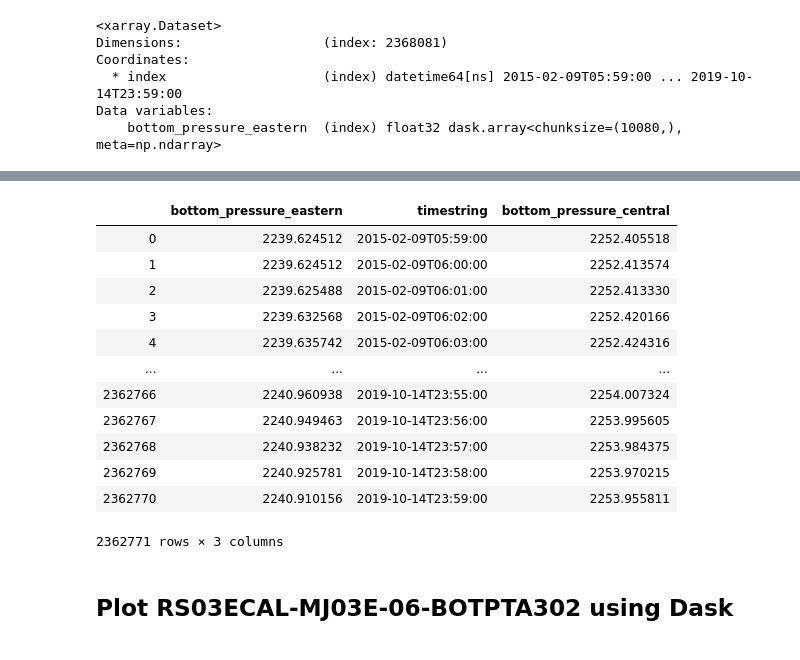
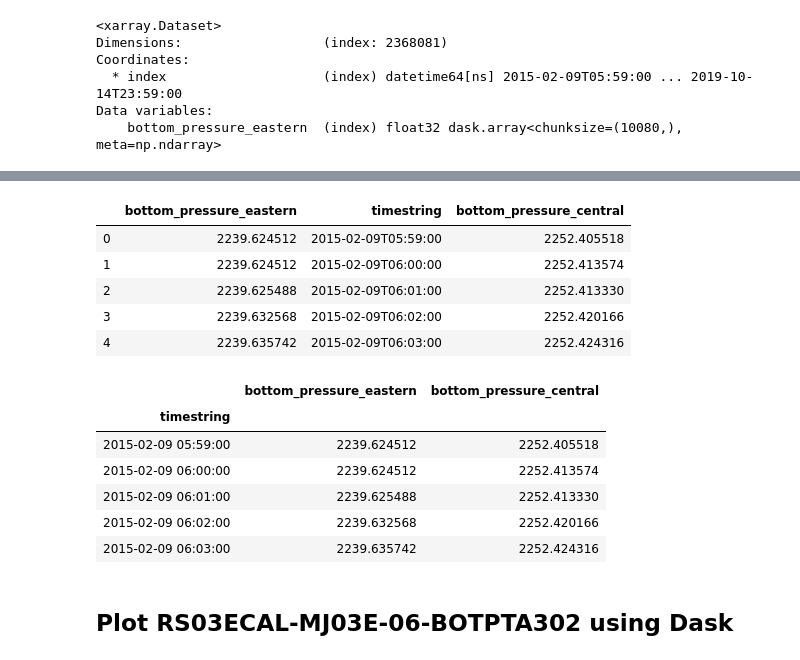
Before and after one commit to daxsoule/BOTPT, a Jupyter notebook: notebooks/examples_dax/dask_botpt_analyze.ipynb, the cells around one changed output, grey strips where cells are left out. Cells and saved outputs as stored; diff of their text form; code cells hidden in the pictures.

```diff
--- a/notebooks/examples_dax/dask_botpt_analyze.ipynb
+++ b/notebooks/examples_dax/dask_botpt_analyze.ipynb
@@ -98,19 +77,25 @@ df1.head()
 # %%
-pd.merge(df1,df2, on = 'timestring')
+df_botpt=pd.merge(df1,df2, on = 'timestring')
+df_botpt.head()
 # %% [output]
 |  | bottom_pressure_eastern | timestring | bottom_pressure_central |
 | 0 | 2239.624512 | 2015-02-09T05:59:00 | 2252.405518 |
 | 1 | 2239.624512 | 2015-02-09T06:00:00 | 2252.413574 |
 | 2 | 2239.625488 | 2015-02-09T06:01:00 | 2252.413330 |
 | 3 | 2239.632568 | 2015-02-09T06:02:00 | 2252.420166 |
 | 4 | 2239.635742 | 2015-02-09T06:03:00 | 2252.424316 |
-| ... | ... | ... | ... |
-| 2362766 | 2240.960938 | 2019-10-14T23:55:00 | 2254.007324 |
-| 2362767 | 2240.949463 | 2019-10-14T23:56:00 | 2253.995605 |
-| 2362768 | 2240.938232 | 2019-10-14T23:57:00 | 2253.984375 |
-| 2362769 | 2240.925781 | 2019-10-14T23:58:00 | 2253.970215 |
-| 2362770 | 2240.910156 | 2019-10-14T23:59:00 | 2253.955811 |
-2362771 rows × 3 columns
+# %%
+df_botpt= df_botpt.set_index(pd.to_datetime(df_botpt['timestring']))
+del df_botpt['timestring']
+df_botpt.head()
+# %% [output]
+|  | bottom_pressure_eastern | bottom_pressure_central |
+| timestring |  |  |
+| 2015-02-09 05:59:00 | 2239.624512 | 2252.405518 |
+| 2015-02-09 06:00:00 | 2239.624512 | 2252.413574 |
+| 2015-02-09 06:01:00 | 2239.625488 | 2252.413330 |
+| 2015-02-09 06:02:00 | 2239.632568 | 2252.420166 |
+| 2015-02-09 06:03:00 | 2239.635742 | 2252.424316 |
 # %% [markdown]
 ## Plot RS03ECAL-MJ03E-06-BOTPTA302 using Dask
 # %%
```
Also changed, not shown: parts of 18 cells of this notebook.
